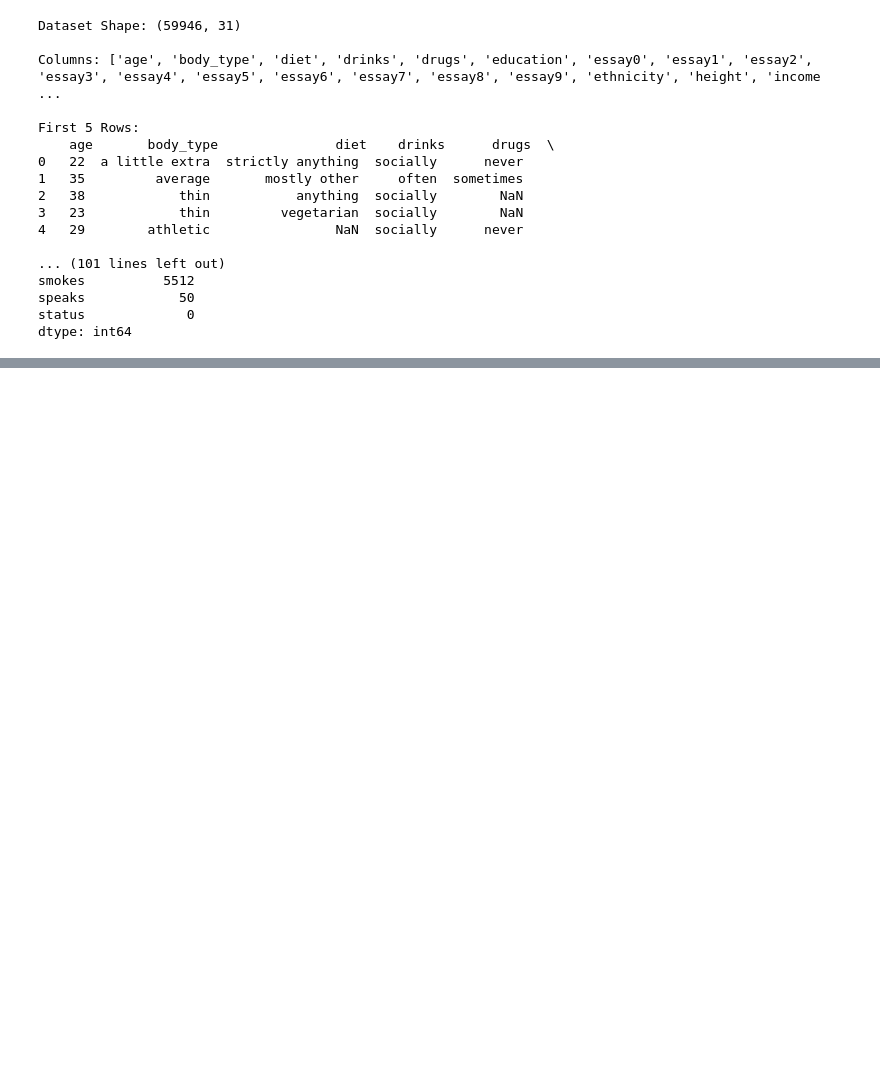
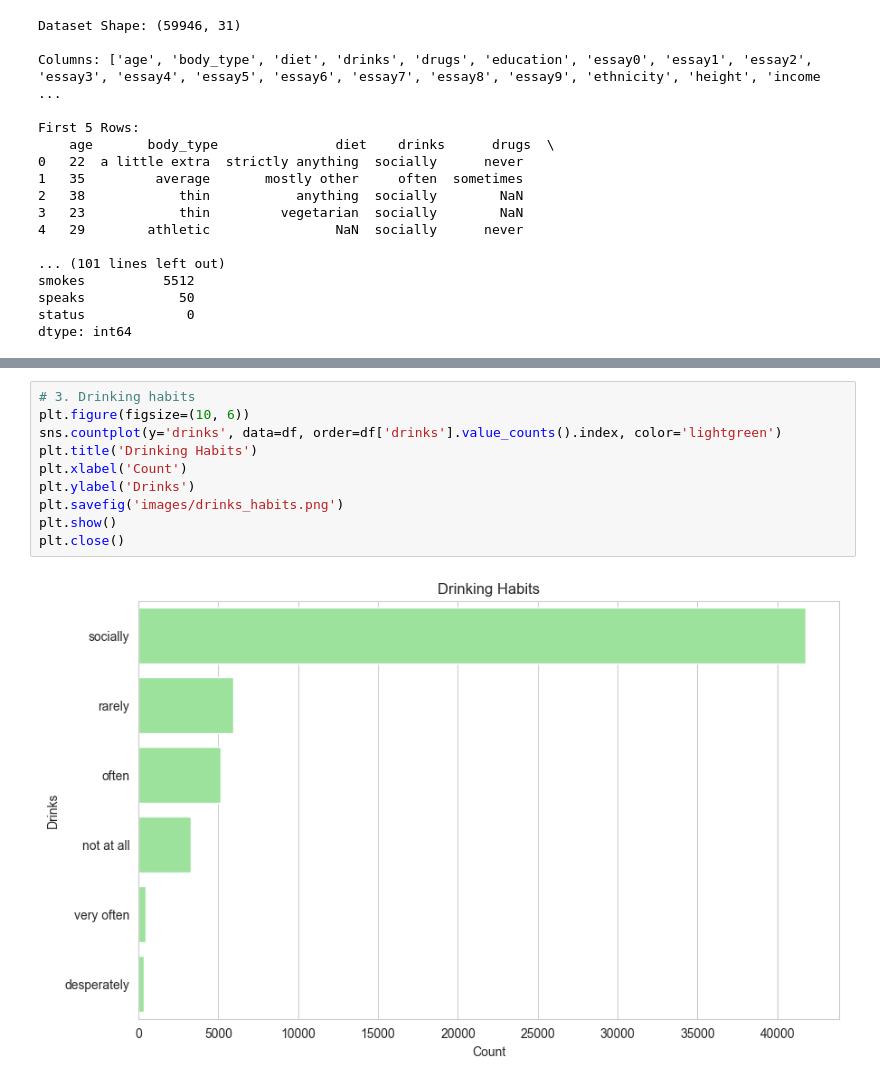
Before and after one commit to GoudyMT/dating-ml-project, a Jupyter notebook: dating_ml_analysis.ipynb, the cells around one changed output, grey strips where cells are left out. Cells and saved outputs as stored; diff of their text form; blank space fills up the shorter version.

```diff
--- a/dating_ml_analysis.ipynb
+++ b/dating_ml_analysis.ipynb
@@ -36,0 +122,12 @@ dtype: int64
+# %%
+# 3. Drinking habits
+plt.figure(figsize=(10, 6))
+sns.countplot(y='drinks', data=df, order=df['drinks'].value_counts().index, color='lightgreen')
+plt.title('Drinking Habits')
+plt.xlabel('Count')
+plt.ylabel('Drinks')
+plt.savefig('images/drinks_habits.png')
+plt.show()
+plt.close()
+# %% [output]
+[figure, added]
```
Also changed, not shown: parts of 9 cells of this notebook, 6 other files.
